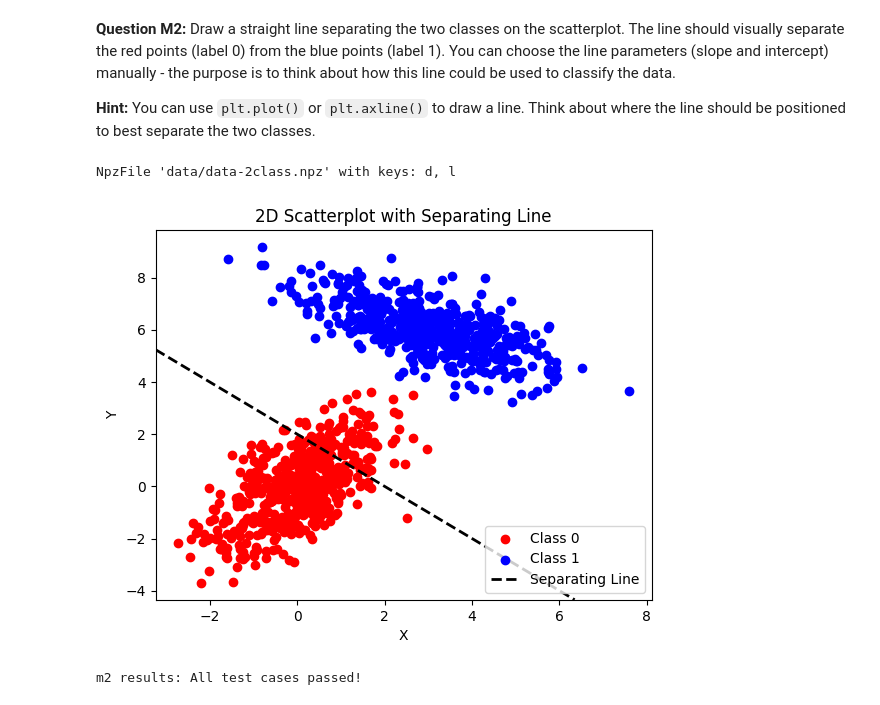
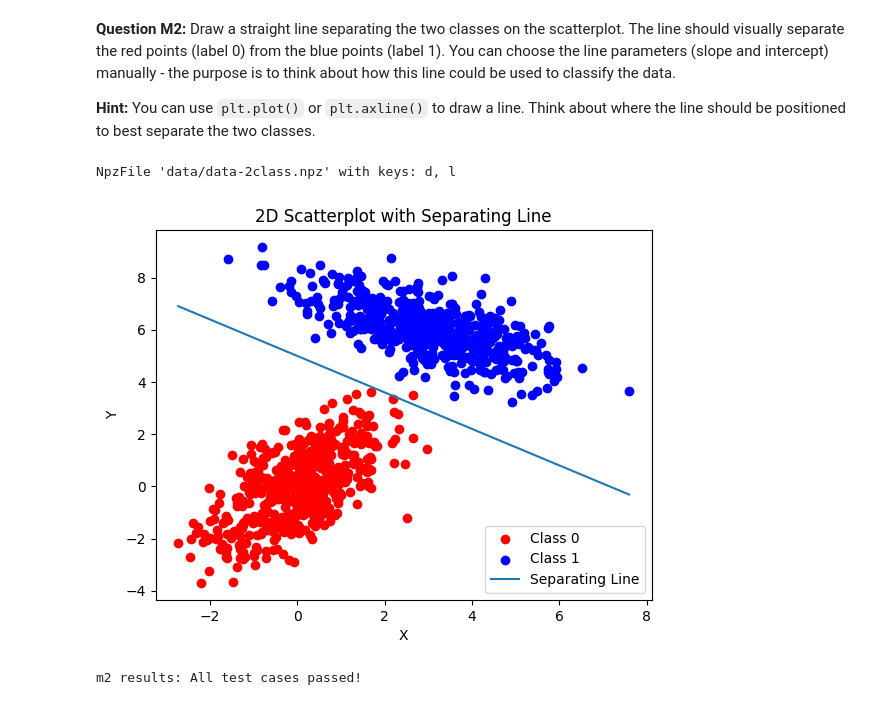
Before and after one commit to jacy-sys/DSA_2026_Entry, a Jupyter notebook: DSA_2026_Entry.ipynb, the cells around one changed output. Cells and saved outputs as stored; diff of their text form; code cells hidden in the pictures.

```diff
--- a/DSA_2026_Entry.ipynb
+++ b/DSA_2026_Entry.ipynb
@@ -360,36 +360,37 @@ m1 results: All test cases passed!
 # %%
 # Recreate the scatterplot
 data = np.load("data/data-2class.npz")
 print(data)
 # Extract points and labels
 d = data['d']
 l = data['l']
 
-d_label0 = d[l.flatten() == 0]   # or d[l[:,0] == 0] if l is 2D
+d_label0 = d[l.flatten() == 0]
 d_label1 = d[l.flatten() == 1]
 
 # Create scatterplot
 # Red for label 0, blue for label 1
 plt.figure()
 plt.scatter(d_label0[:, 0], d_label0[:, 1], color='red', label='Class 0')
 plt.scatter(d_label1[:, 0], d_label1[:, 1], color='blue', label='Class 1')
 
 # Draw a separating line
+m = -0.7   # negative slope
+c = 5.0  # intercept
 # You can choose the line parameters (slope and intercept)
 # Example: plt.axline((x1, y1), slope=m) or plt.plot([x1, x2], [y1, y2])
-x0 = 0.0
-y0 = 2.0
-slope = -1.0
-plt.axline((x0, y0), slope=slope, linestyle='--', color='k', linewidth=2, label='Separating Line')
+x_values = np.linspace(d[:, 0].min(), d[:, 0].max(), 100)
+y_values = m * x_values + c
 
+plt.plot(x_values, y_values)
 plt.xlabel('X')
 plt.ylabel('Y')
 plt.title('2D Scatterplot with Separating Line')
 plt.legend(['Class 0', 'Class 1', 'Separating Line'])
 plt.show()
 # %% [output]
 NpzFile 'data/data-2class.npz' with keys: d, l
-[figure, old version]
+[figure, new version]
 # %%
 grader.check("m2")
 # %% [output]
```
Also changed, not shown: parts of 1 cell of this notebook.
